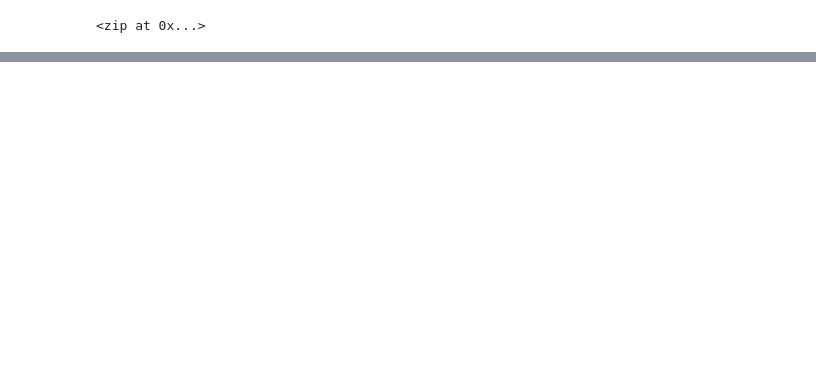
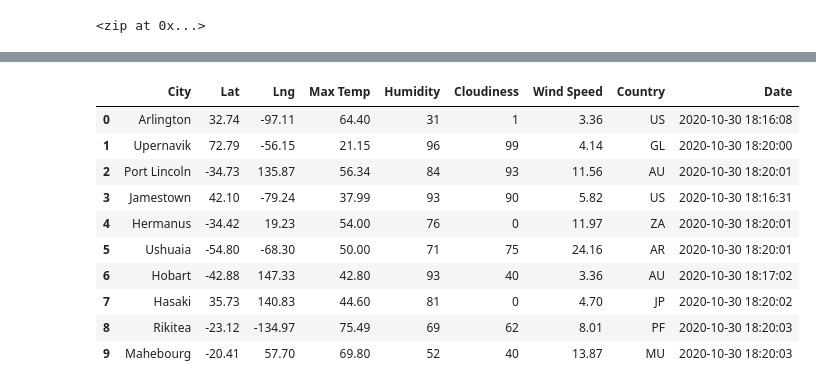
Before and after one commit to toainn92/World_Weather_Analysis, a Jupyter notebook: WeatherPy.ipynb, the cells around one changed output, grey strips where cells are left out. Drawn from its saved outputs; the diff is of its cells as text; code cells hidden in the pictures; blank space fills up the shorter version.

Commit message:
modifying gitinore and adding WeatherPy file

```diff
--- a/WeatherPy.ipynb
+++ b/WeatherPy.ipynb
@@ -30,0 +40,4 @@ NameError: name 'citipy' is not defined
+# %%
+# Starting URL for Weather Map API Call.
+url = "http://api.openweathermap.org/data/2.5/weather?units=Imperial&APPID=" + weather_api_key
+print(url)
@@ -30,0 +105,5 @@ NameError: name 'citipy' is not defined
+# %%
+# Create an endpoint URL for a city.
+city_url = url + "&q=" + "Boston"
+city_weather = requests.get(city_url)
+city_weather.json()
@@ -30,0 +251,16 @@ NameError: name 'citipy' is not defined
+# %%
+# Convert the array of dictionaries to a Pandas DataFrame.
+city_data_df = pd.DataFrame(city_data)
+city_data_df.head(10)
+# %% [output]
+|  | City | Lat | Lng | Max Temp | Humidity | Cloudiness | Wind Speed | Country | Date |
+| 0 | Arlington | 32.74 | -97.11 | 64.40 | 31 | 1 | 3.36 | US | 2020-10-30 18:16:08 |
+| 1 | Upernavik | 72.79 | -56.15 | 21.15 | 96 | 99 | 4.14 | GL | 2020-10-30 18:20:00 |
+| 2 | Port Lincoln | -34.73 | 135.87 | 56.34 | 84 | 93 | 11.56 | AU | 2020-10-30 18:20:01 |
+| 3 | Jamestown | 42.10 | -79.24 | 37.99 | 93 | 90 | 5.82 | US | 2020-10-30 18:16:31 |
+| 4 | Hermanus | -34.42 | 19.23 | 54.00 | 76 | 0 | 11.97 | ZA | 2020-10-30 18:20:01 |
+| 5 | Ushuaia | -54.80 | -68.30 | 50.00 | 71 | 75 | 24.16 | AR | 2020-10-30 18:20:01 |
+| 6 | Hobart | -42.88 | 147.33 | 42.80 | 93 | 40 | 3.36 | AU | 2020-10-30 18:17:02 |
+| 7 | Hasaki | 35.73 | 140.83 | 44.60 | 81 | 0 | 4.70 | JP | 2020-10-30 18:20:02 |
+| 8 | Rikitea | -23.12 | -134.97 | 75.49 | 69 | 62 | 8.01 | PF | 2020-10-30 18:20:03 |
+| 9 | Mahebourg | -20.41 | 57.70 | 69.80 | 52 | 40 | 13.87 | MU | 2020-10-30 18:20:03 |
```
Also changed, not shown: parts of 24 cells of this notebook, 3 other files.
